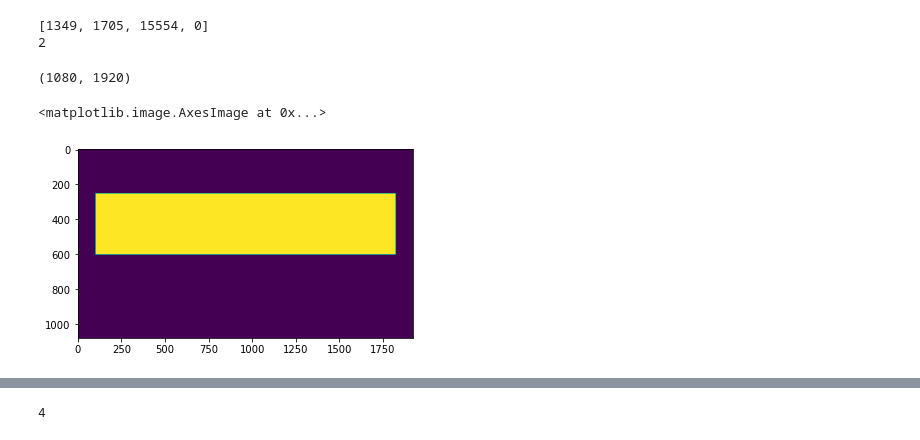
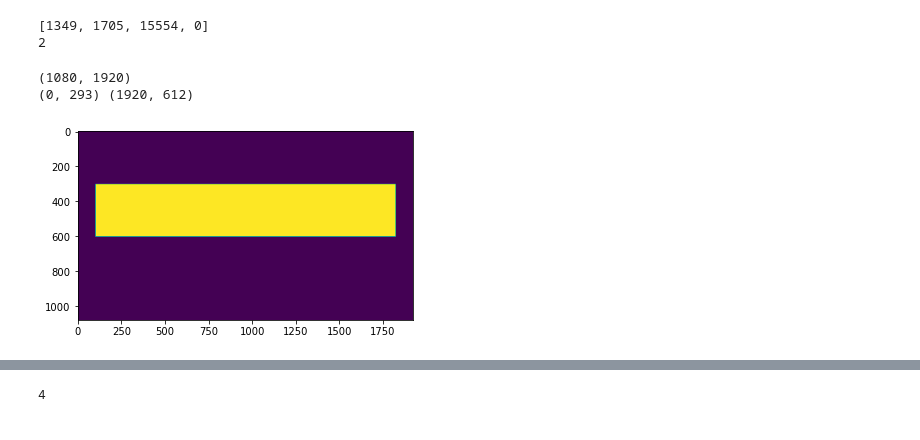
Before and after one commit to rasseimu/kakenkeyboard, a Jupyter notebook: keyboard/next.ipynb, the cells around one changed output, grey strips where cells are left out. Cells and saved outputs as stored; diff of their text form; code cells hidden in the pictures.

```diff
--- a/keyboard/next.ipynb
+++ b/keyboard/next.ipynb
@@ -142,37 +142,38 @@ print(np.argmax(menseki))
 
 #若干の調整
 yy = math.floor(1.5*(ykenban[ind][1]-ykenban[ind][0]))
 #height = yy*5
 height = ykenban[ind][1]-ykenban[ind][0]
 
 
 imgMask = np.full((1, 1, 1), 1, dtype=np.uint8)
 imgMask_resize = cv2.resize(imgMask, dsize=[1920,1080], fx=None, fy=None)
 
 imgMask_resize2 = cv2.resize(imgMask, dsize=[1920,1080], fx=None, fy=None)
 
 print(imgMask_resize.shape)
 
 # マスク範囲を四角形で描画
 boxFromX = 0 #マスク範囲開始位置 X座標
-boxFromY = ykenban[ind][0]  #マスク範囲開始位置 Y座標
+boxFromY = ykenban[ind][0] + 50 #マスク範囲開始位置 Y座標
 boxToX = 1920 #マスク範囲終了位置 X座標
-boxToY = boxFromY + height #マスク範囲終了位置 Y座標
+boxToY = boxFromY + height -50 #マスク範囲終了位置 Y座標
 
 #cv2.rectangle(imgMask_resize, (boxFromX, boxFromY), (boxToX, boxToY),(255), cv2.FILLED)
 
 cv2.rectangle(imgMask_resize , (boxFromX+100, boxFromY+10), (boxToX-100, boxToY-10),(255), cv2.FILLED)
 cv2.rectangle(imgMask_resize2, (boxFromX+100, boxFromY+10), (boxToX-100, boxFromY+int((yy-10)/2)),(255), cv2.FILLED)
 
 # マスク結果画像を保存
 cv2.imwrite("./mask/testMaskImg.jpg", imgMask_resize)    #黒鍵の長さ
 cv2.imwrite("./mask/testMaskImg2.jpg", imgMask_resize2)  #白鍵の長さ
 plt.imshow(imgMask_resize)
 #plt.imshow(imgMask_resize2)
+print((boxFromX,boxFromY),(boxToX,boxToY))
 # %% [output]
 (1080, 1920)
+(0, 293) (1920, 612)
-<matplotlib.image.AxesImage at 0x...>
-[figure, old version]
+[figure, new version]
 # %%
 im_1 = cv2.imread('./imagefile/tryout/img_000.jpg', cv2.IMREAD_COLOR)
 im_1 = cv2.cvtColor(im_1,cv2.COLOR_BGR2GRAY)
```
Also changed, not shown: parts of 21 cells of this notebook.
